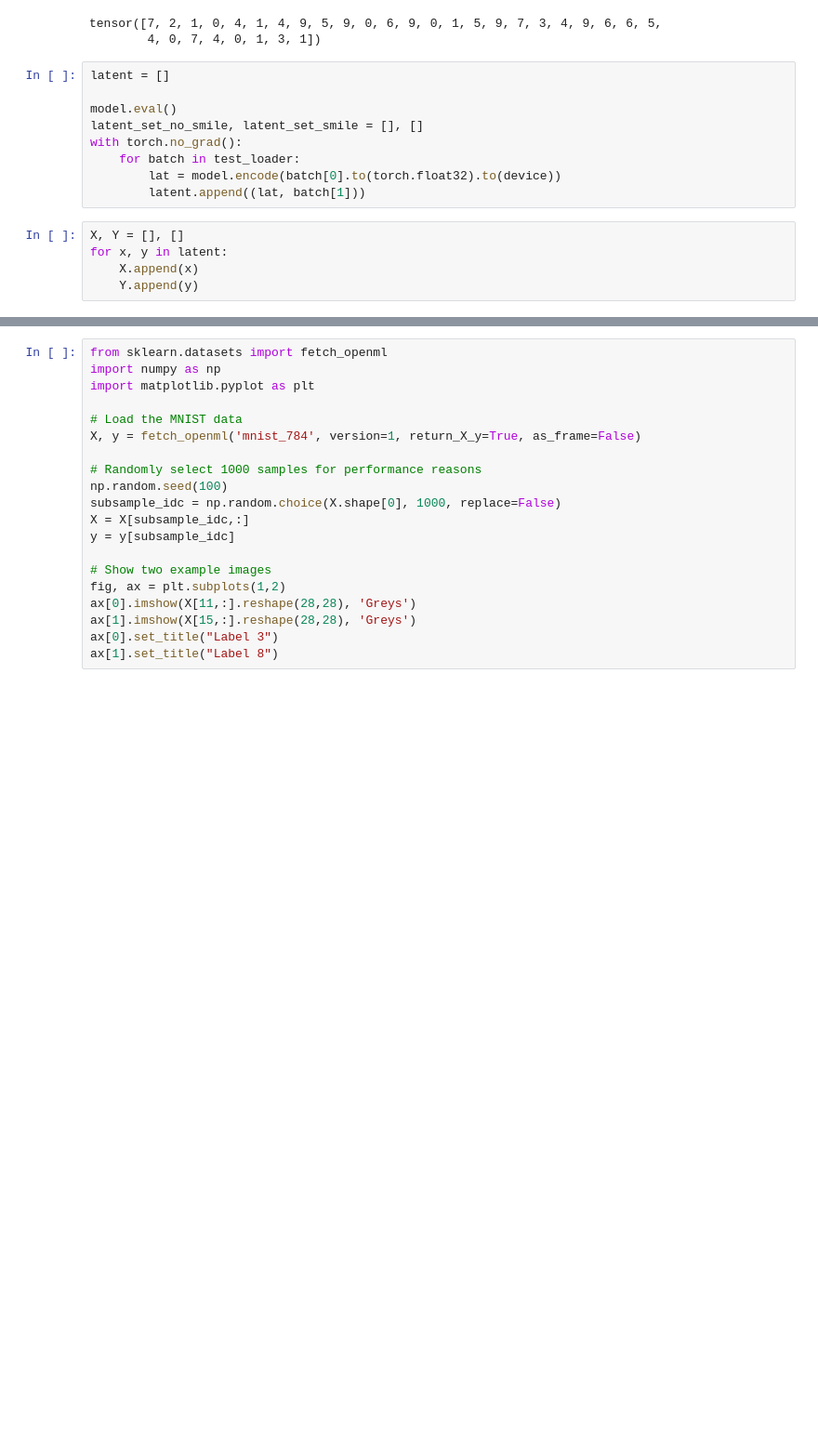
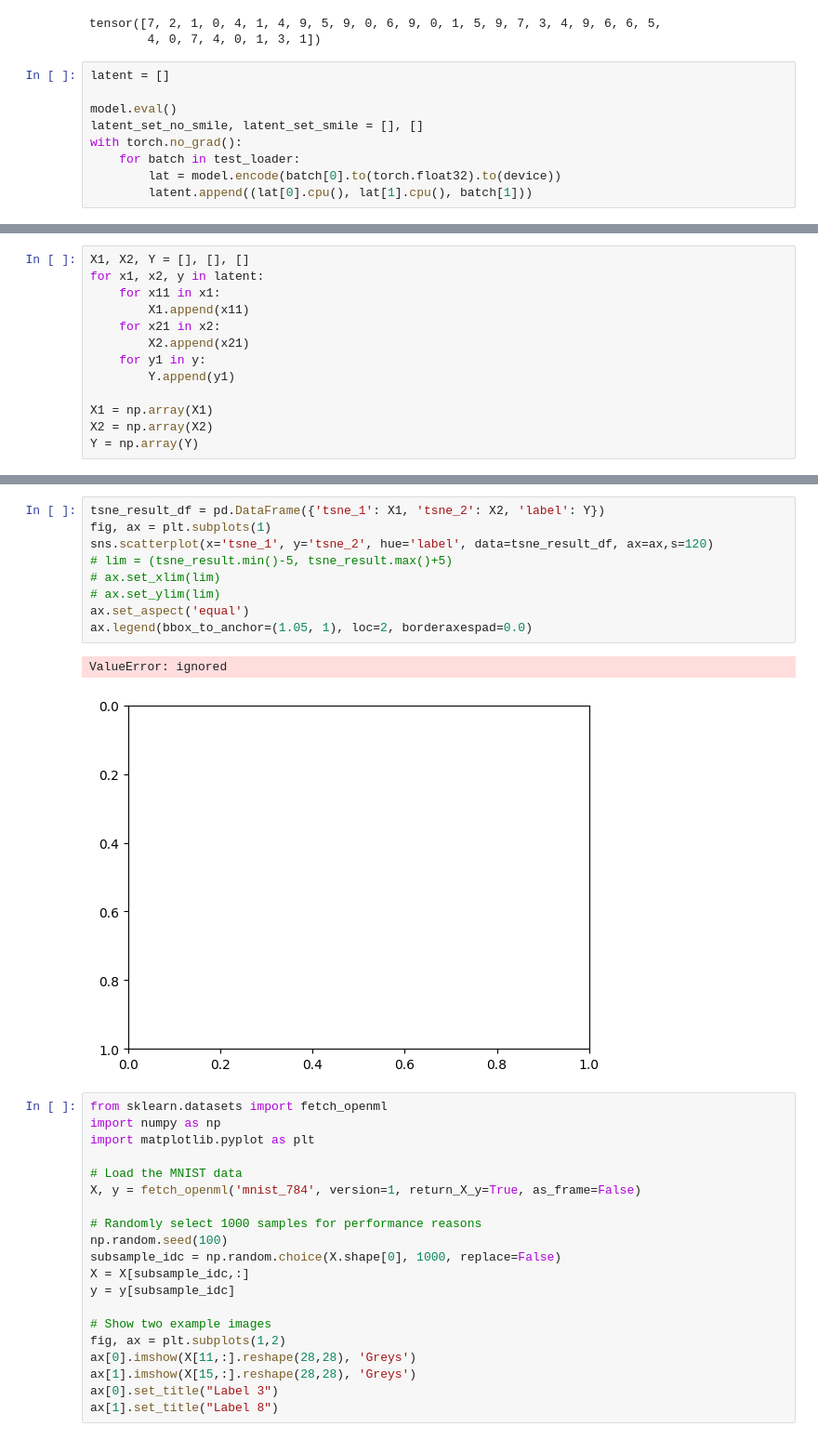
Before and after one commit to cehkop/Deep_learning_school_MIPT, a Jupyter notebook: homework/autoencoders_ipynb.ipynb, the cells around one changed output, grey strips where cells are left out. Shown at 93% size. Drawn from its saved outputs; the diff is of its cells as text; blank space fills up the shorter version.

```diff
--- a/homework/autoencoders_ipynb.ipynb
+++ b/homework/autoencoders_ipynb.ipynb
@@ -747,9 +750,4 @@ latent_set_no_smile, latent_set_smile = [], []
 with torch.no_grad():
     for batch in test_loader:
         lat = model.encode(batch[0].to(torch.float32).to(device))
-        latent.append((lat, batch[1]))
+        latent.append((lat[0].cpu(), lat[1].cpu(), batch[1]))
-# %%
-X, Y = [], []
-for x, y in latent:
-    X.append(x)
-    Y.append(y)
@@ -755,0 +758,13 @@ for x, y in latent:
+# %%
+X1, X2, Y = [], [], []
+for x1, x2, y in latent:
+    for x11 in x1:
+        X1.append(x11)
+    for x21 in x2:
+        X2.append(x21)
+    for y1 in y:
+        Y.append(y1)
+
+X1 = np.array(X1)
+X2 = np.array(X2)
+Y = np.array(Y)
@@ -756,3 +778,15 @@ for x, y in latent:
+# %%
+tsne_result_df = pd.DataFrame({'tsne_1': X1, 'tsne_2': X2, 'label': Y})
+fig, ax = plt.subplots(1)
+sns.scatterplot(x='tsne_1', y='tsne_2', hue='label', data=tsne_result_df, ax=ax,s=120)
+# lim = (tsne_result.min()-5, tsne_result.max()+5)
+# ax.set_xlim(lim)
+# ax.set_ylim(lim)
+ax.set_aspect('equal')
+ax.legend(bbox_to_anchor=(1.05, 1), loc=2, borderaxespad=0.0)
+# %% [output]
+ValueError: ignored
+[figure, added]
 # %%
 from sklearn.datasets import fetch_openml
 import numpy as np
```
Also changed, not shown: parts of 9 cells of this notebook.
